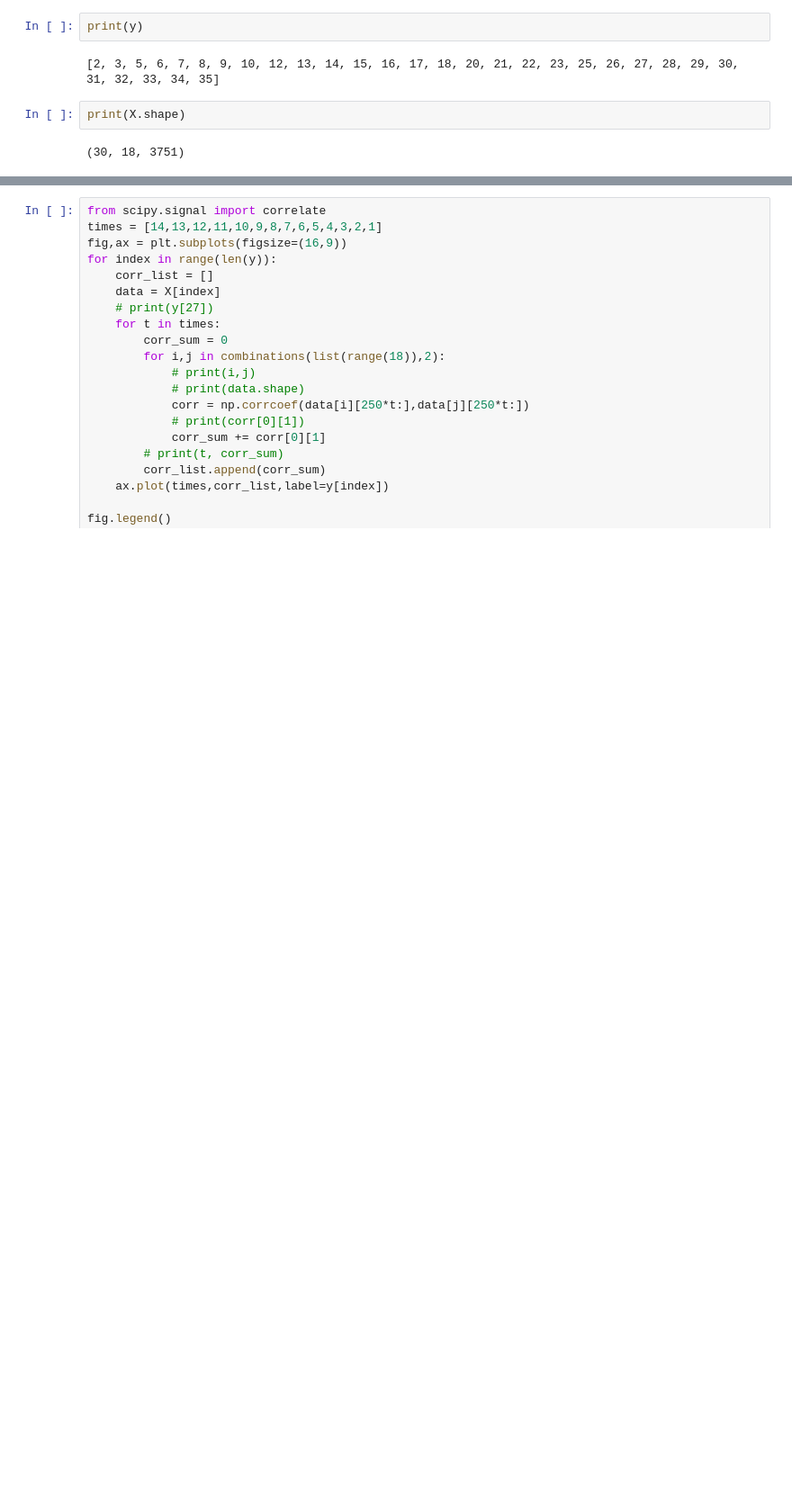
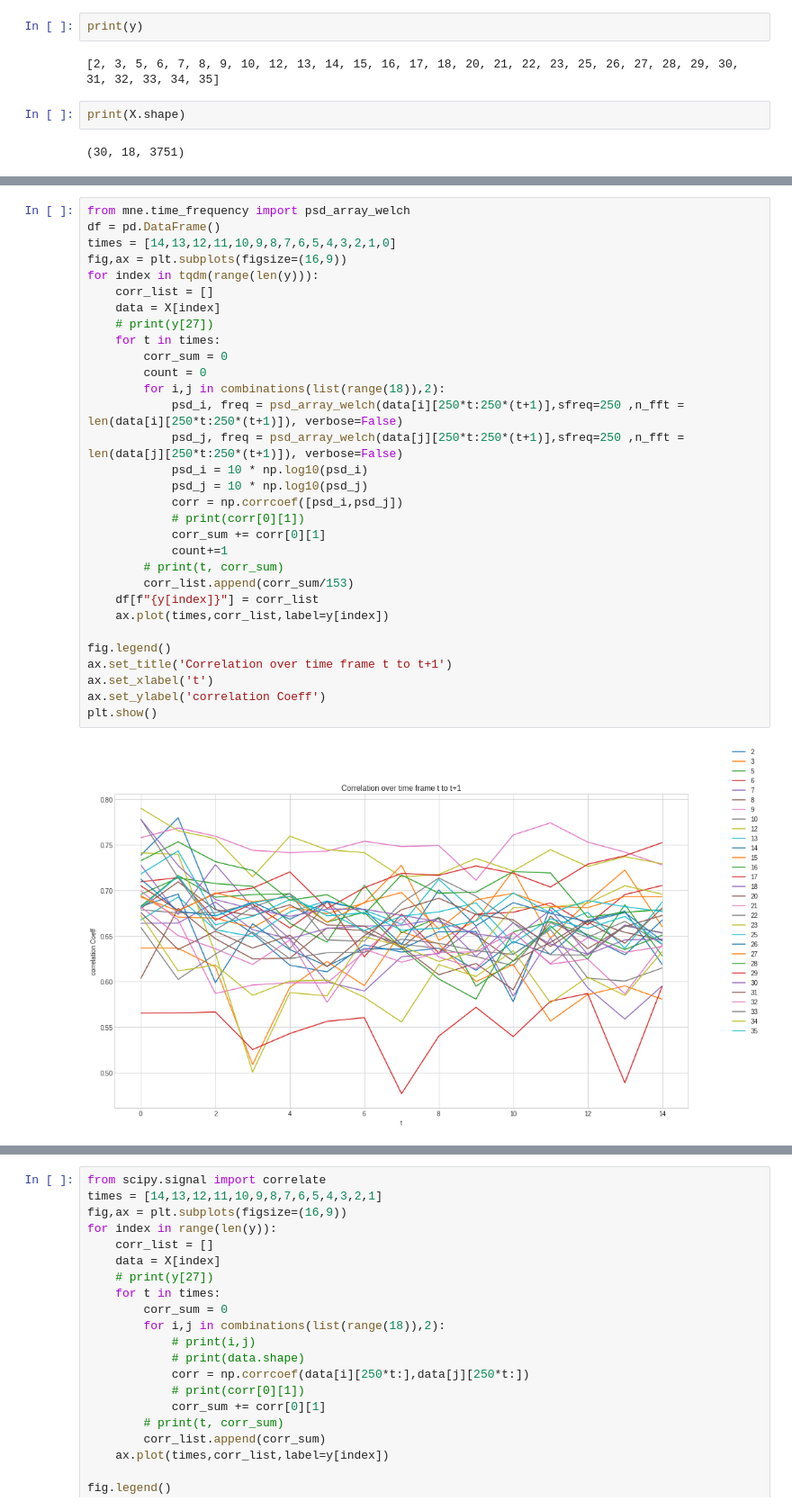
Before and after one commit to akraradets/2021JanHCI, a Jupyter notebook: 3-preprocess/5.Hypothesis3.ipynb, the cells around one changed output, grey strips where cells are left out. Shown at 90% size. Saved outputs shown, nothing was run; the diff lists cells and outputs as text; blank space fills up the shorter version.

```diff
--- a/3-preprocess/5.Hypothesis3.ipynb
+++ b/3-preprocess/5.Hypothesis3.ipynb
@@ -171,0 +231,33 @@ with open(f'data_break/y.pickle', 'wb') as handle:
+# %%
+from mne.time_frequency import psd_array_welch
+df = pd.DataFrame()
+times = [14,13,12,11,10,9,8,7,6,5,4,3,2,1,0]
+fig,ax = plt.subplots(figsize=(16,9))
+for index in tqdm(range(len(y))):
+    corr_list = []
+    data = X[index]
+    # print(y[27])
+    for t in times:
+        corr_sum = 0
+        count = 0
+        for i,j in combinations(list(range(18)),2):
+            psd_i, freq = psd_array_welch(data[i][250*t:250*(t+1)],sfreq=250 ,n_fft = len(data[i][250*t:250*(t+1)]), verbose=False)
+            psd_j, freq = psd_array_welch(data[j][250*t:250*(t+1)],sfreq=250 ,n_fft = len(data[j][250*t:250*(t+1)]), verbose=False)
+            psd_i = 10 * np.log10(psd_i)
+            psd_j = 10 * np.log10(psd_j)
+            corr = np.corrcoef([psd_i,psd_j])
+            # print(corr[0][1])
+            corr_sum += corr[0][1]
+            count+=1
+        # print(t, corr_sum)
+        corr_list.append(corr_sum/153)
+    df[f"{y[index]}"] = corr_list
+    ax.plot(times,corr_list,label=y[index])
+
+fig.legend()
+ax.set_title('Correlation over time frame t to t+1')
+ax.set_xlabel('t')
+ax.set_ylabel('correlation Coeff')
+plt.show()
+# %% [output]
+[figure, added]
```
Also changed, not shown: parts of 9 cells of this notebook.
